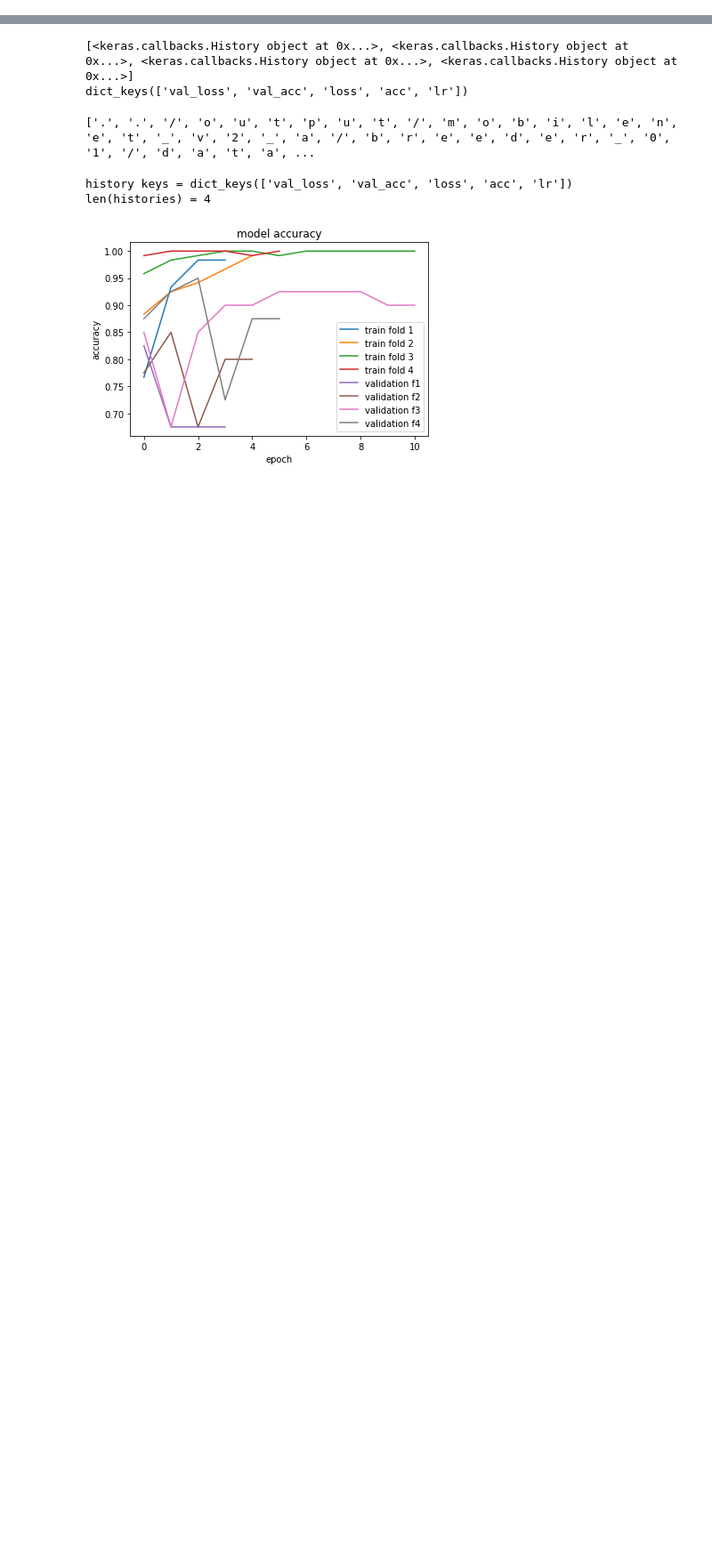
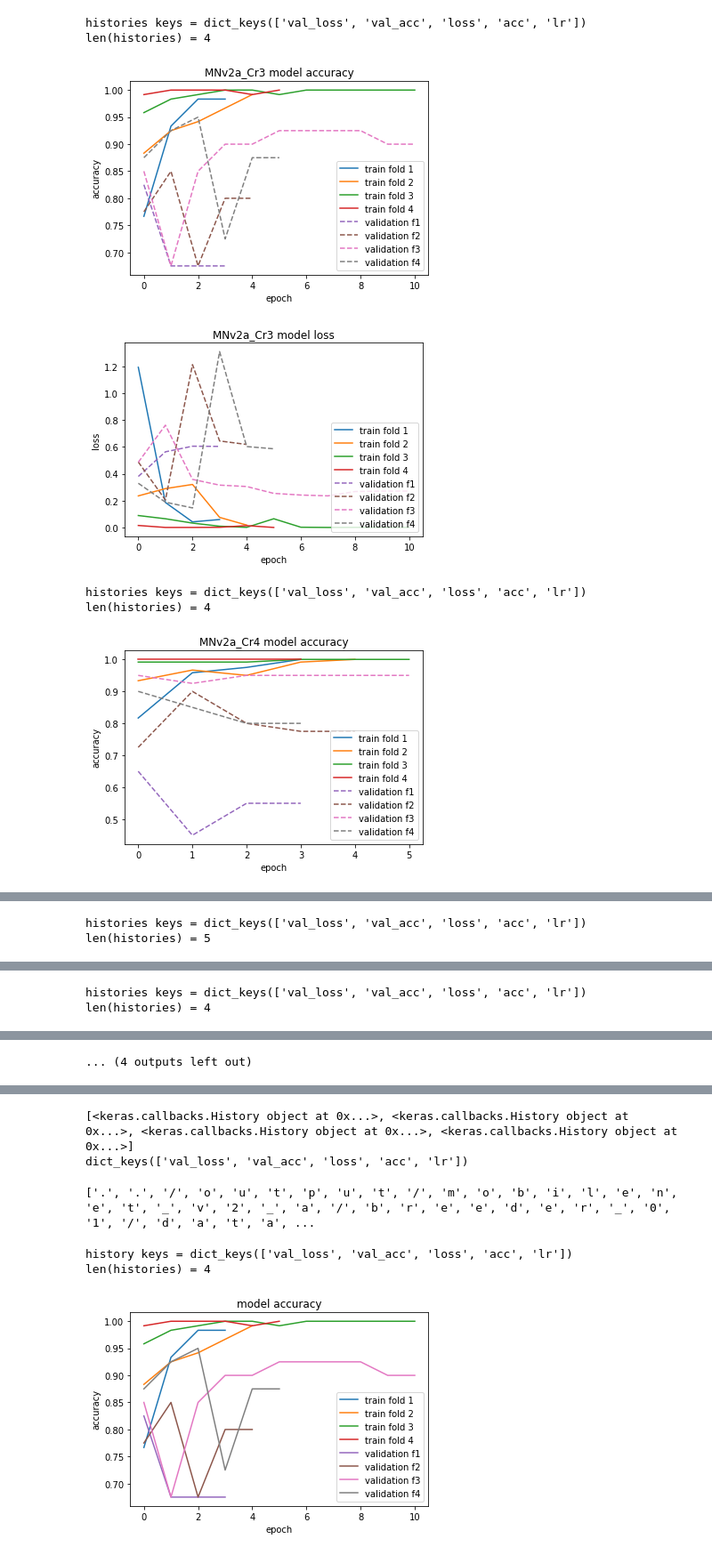
Before and after one commit to oneforawe/ai-vision-for-endoscopy, a Jupyter notebook: explain/demonstrations/AnalyzingResults.ipynb, the cells around one changed output, grey strips where cells are left out. Shown at 89% size. Drawn from its saved outputs; the diff is of its cells as text; code cells hidden in the pictures; blank space fills up the shorter version.

```diff
--- a/explain/demonstrations/AnalyzingResults.ipynb
+++ b/explain/demonstrations/AnalyzingResults.ipynb
@@ -26,3 +26,56 @@ from IPython.core.pylabtools import figsize, getfigs
 %matplotlib inline
 import matplotlib.image as mpimg
 from sklearn.utils import shuffle
+# %%
+histories_paths = []
+histories_paths.append( {'name': 'MNv2a_Cr3', 'filepath' :
+                         '../../output/mobilenet_v2_a/breeder_01/data_C/Run_03/for_plots/histories_Run_03.pckl'} )
+histories_paths.append( {'name': 'MNv2a_Cr4', 'filepath' :
+                         '../../output/mobilenet_v2_a/breeder_01/data_C/Run_04/for_plots/histories_Run_04.pckl'} )
+histories_paths.append( {'name': 'MNv2a_Dr3', 'filepath' :
+                         '../../output/mobilenet_v2_a/breeder_01/data_D/Run_03/for_plots/histories_Run_03.pckl'} )
+histories_paths.append( {'name': 'MNv2b_Cr1', 'filepath' :
+                         '../../output/mobilenet_v2_b/breeder_01/data_C/Run_01/for_plots/histories_Run_01.pckl'} )
+histories_paths.append( {'name': 'MNv2b_Cr2', 'filepath' :
+                         '../../output/mobilenet_v2_b/breeder_01/data_C/Run_02/for_plots/histories_Run_02.pckl'} )
+histories_paths.append( {'name': 'MNv2b_Dr1', 'filepath' :
+                         '../../output/mobilenet_v2_b/breeder_01/data_D/Run_01/for_plots/histories_Run_01.pckl'} )
+histories_paths.append( {'name': 'MNv2c_Cr1', 'filepath' :
+                         '../../output/mobilenet_v2_c/breeder_01/data_C/Run_01/for_plots/histories_Run_01.pckl'} )
+histories_paths.append( {'name': 'MNv2c_Dr1', 'filepath' :
+                         '../../output/mobilenet_v2_c/breeder_01/data_D/Run_01/for_plots/histories_Run_01.pckl'} )
+# %%
+def make_a_plot(output_index):
+    file = open(histories_paths[output_index]['filepath'],'rb')
+    histories = pickle.load(file) # histories for a single run
+    file.close()
+
+    print(f'histories keys = {histories[0].history.keys()}')
+    print(f'len(histories) = {len(histories)}')
+    # summarize history for accuracy
+    plot_these = [['acc','val_acc','accuracy','Acc'], ['loss','val_loss','loss','Loss']]
+    for plot_this in plot_these:
+        for i in range(len(histories)):
+            plt.plot(histories[i].history[plot_this[0]], linestyle='solid')
+        for i in range(len(histories)):
+            plt.plot(histories[i].history[plot_this[1]], linestyle='dashed')
+        plt.title('{} model {}'.format(histories_paths[output_index]['name'], plot_this[2]))
+        plt.ylabel(plot_this[2])
+        plt.xlabel('epoch')
+        if len(histories)==4:
+            plt.legend(['train fold 1', 'train fold 2', 'train fold 3', 'train fold 4', 'validation f1', 'validation f2', 'validation f3', 'validation f4'], loc='lower right')
+        if len(histories)==5:
+            plt.legend(['train fold 1', 'train fold 2', 'train fold 3', 'train fold 4', 'train fold 5', 'validation f1', 'validation f2', 'validation f3', 'validation f4', 'validation f5'], loc='lower right')
+        savefig("{}_{}.png".format(histories_paths[output_index]['name'],plot_this[3]), dpi=300, bbox_inches='tight')
+        plt.show()
+# %%
+for run_index in range(len(histories_paths)):
+    make_a_plot(run_index)
+# %% [output]
+histories keys = dict_keys(['val_loss', 'val_acc', 'loss', 'acc', 'lr'])
+len(histories) = 4
+[figure, added]
+[figure, added]
+histories keys = dict_keys(['val_loss', 'val_acc', 'loss', 'acc', 'lr'])
+len(histories) = 4
+[figure, added]
@@ -28,0 +83,2 @@ from sklearn.utils import shuffle
+histories keys = dict_keys(['val_loss', 'val_acc', 'loss', 'acc', 'lr'])
+len(histories) = 5
@@ -28,0 +87,2 @@ from sklearn.utils import shuffle
+histories keys = dict_keys(['val_loss', 'val_acc', 'loss', 'acc', 'lr'])
+len(histories) = 4
@@ -28,0 +91 @@ from sklearn.utils import shuffle
+... (4 outputs left out)
```
Also changed, not shown: parts of 9 cells of this notebook.
